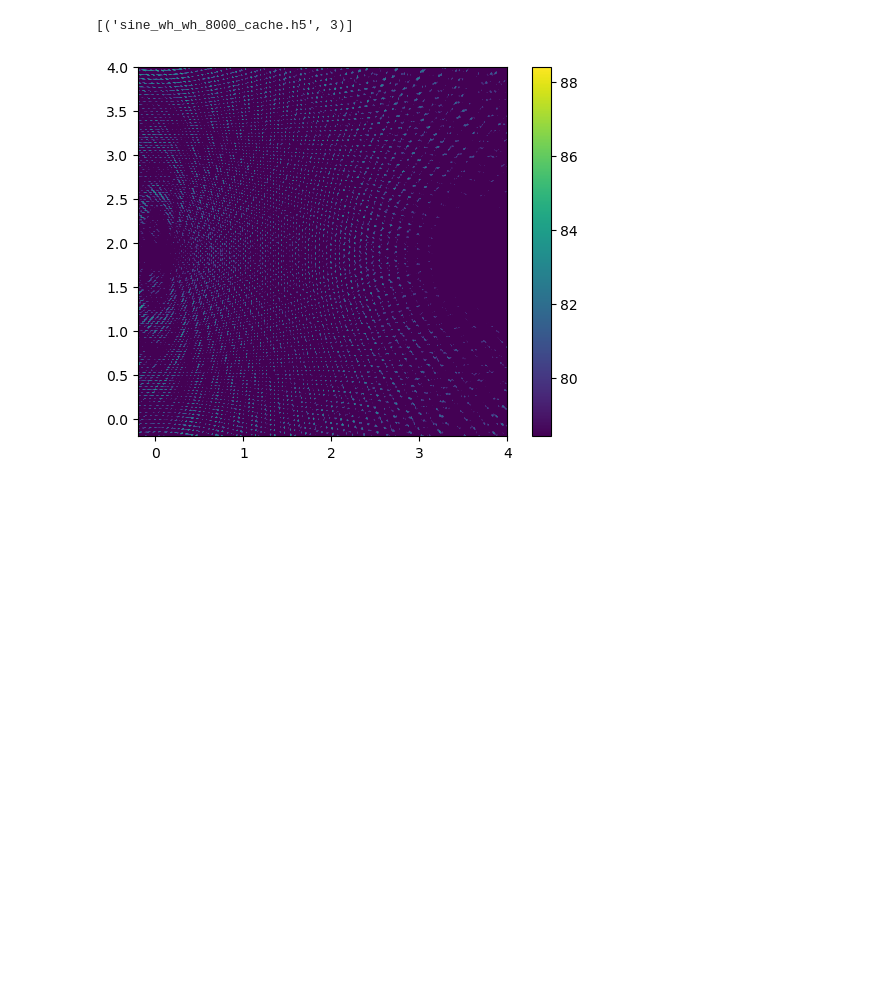
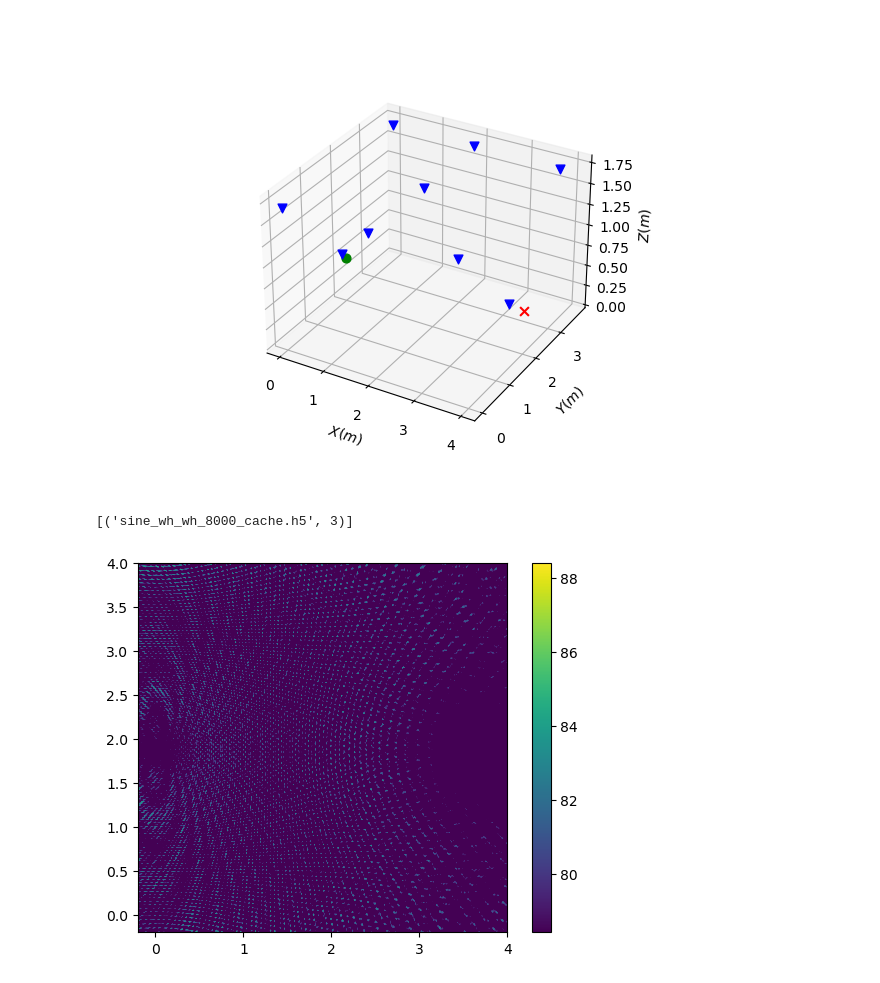
Before and after one commit to qffqqf/mvdr_beamformer, a Jupyter notebook: SourceGen.ipynb, the cells around one changed output. Cells and saved outputs as stored; diff of their text form; code cells hidden in the pictures; blank space fills up the shorter version.

```diff
--- a/SourceGen.ipynb
+++ b/SourceGen.ipynb
@@ -38,6 +38,39 @@ p8 = PointSource( signal=n1, mics=mg,  loc=(4,0,0.5) ) # noise 2k at lower right
 pa = Mixer( source=p1, sources=[p2, p4, p6, p7, p8] )
 wh5 = WriteH5( source=pa, name=h5savefile )
 wh5.save()
+# %%
+%matplotlib widget
+import matplotlib.pyplot as plt
+import numpy as np
+from acoular import MicGeom
+
+fig = plt.figure()
+ax3 = plt.axes(projection='3d')
+
+mg = MicGeom(from_file='array_9.xml')
+number_of_mic = mg.mpos.shape[1]
+MIC_POS = []
+for i in np.arange(number_of_mic):
+    ax3.scatter(mg.mpos[0,int(i)], mg.mpos[1,int(i)], mg.mpos[2,int(i)], s=40, c='b', marker='v')
+
+# ax3.scatter(2, 2, 0.5, s=40, c='r', marker='x')
+# ax3.scatter(4, 2, 0.5, s=40, c='r', marker='x')
+ax3.scatter(0, 2, 0.5, s=40, c='g', marker='o')
+# ax3.scatter(4, 4, 0.5, s=40, c='r', marker='8')
+ax3.scatter(4, 2, 0.5, s=40, c='r', marker='x')
+# ax3.scatter(1, 2, 0.5, s=40, c='r', marker='8')
+# ax3.scatter(0, 0, 0.5, s=40, c='r', marker='8')
+# ax3.scatter(4, 0, 0.5, s=40, c='r', marker='x')
+
+ax3.set_xlabel('$X (m)$')
+ax3.set_ylabel('$Y (m)$')
+ax3.set_zlabel('$Z (m)$')
+ax3.set_zlim(0, 1.8)
+
+#ax3.contour(X,Y,Z, zdim='z',offset=-2，cmap='rainbow)   #等高线图，要设置offset，为Z的最小值
+plt.show()
+# %% [output]
+[figure, added]
 # %%
 # analyze the data and generate map
 
```
Also changed, not shown: parts of 1 cell of this notebook, 3 other files.
